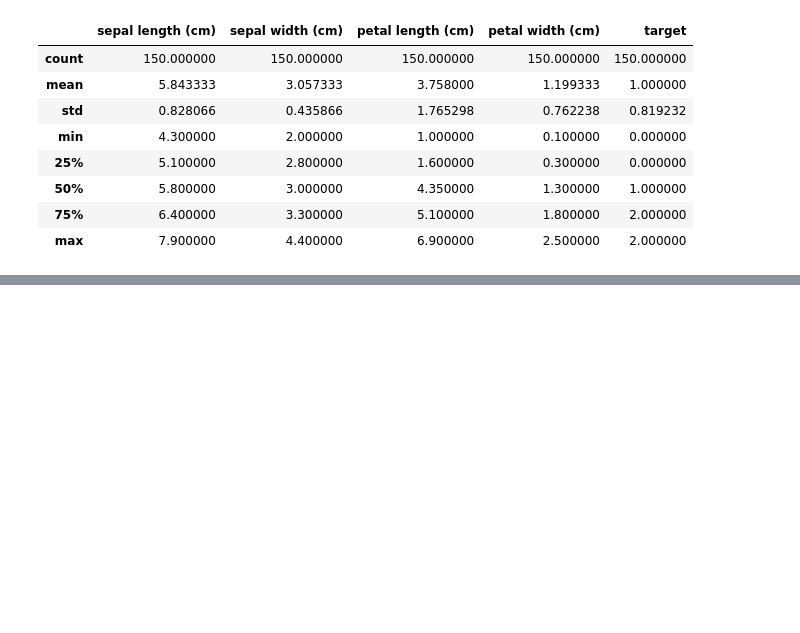
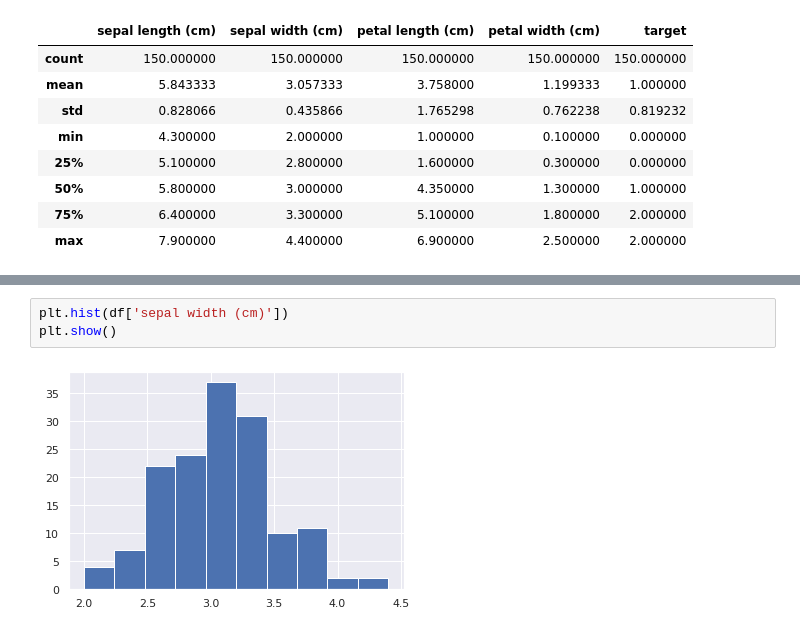
Before and after one commit to paulo-santos-ds/Estatistica, a Jupyter notebook: Estatistica.ipynb, the cells around one changed output, grey strips where cells are left out. Saved outputs shown, nothing was run; the diff lists cells and outputs as text; blank space fills up the shorter version.

```diff
--- a/Estatistica.ipynb
+++ b/Estatistica.ipynb
@@ -132,0 +137,5 @@ plt.show()
+# %%
+plt.hist(df['sepal width (cm)'])
+plt.show()
+# %% [output]
+[figure, added]
```
Also changed, not shown: parts of 9 cells of this notebook.
